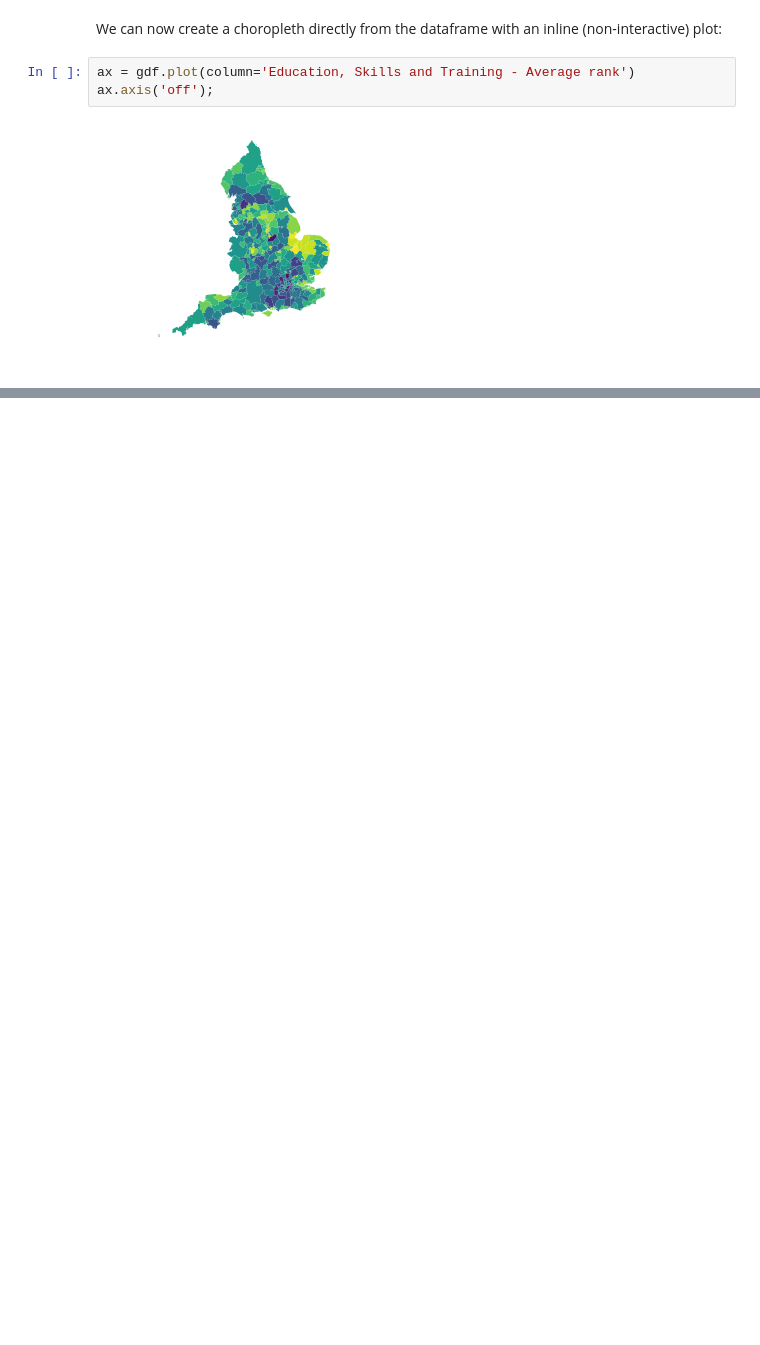
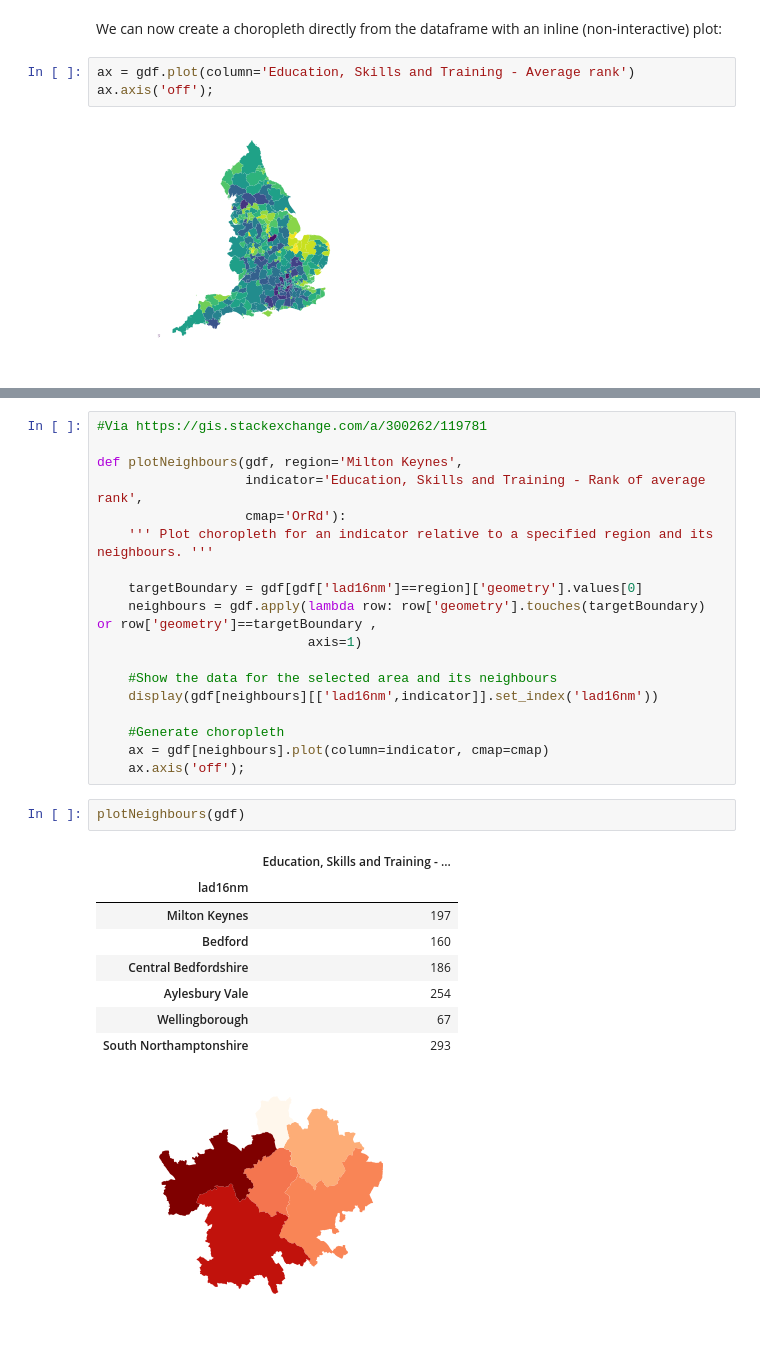
Before and after one commit to ouseful-demos/choropleth-map-demo, a Jupyter notebook: ONS Boundaries-Choropleth Demo.ipynb, the cells around one changed output, grey strips where cells are left out. Drawn from its saved outputs; the diff is of its cells as text; blank space fills up the shorter version.

Commit message:
Add table in neighbour display

```diff
--- a/ONS Boundaries-Choropleth Demo.ipynb
+++ b/ONS Boundaries-Choropleth Demo.ipynb
@@ -219,0 +222,30 @@ interactive(children=(Dropdown(description='Indicator', index=1, options={'Avera
+# %%
+#Via https://gis.stackexchange.com/a/300262/119781
+
+def plotNeighbours(gdf, region='Milton Keynes',
+                   indicator='Education, Skills and Training - Rank of average rank',
+                   cmap='OrRd'):
+    ''' Plot choropleth for an indicator relative to a specified region and its neighbours. '''
+
+    targetBoundary = gdf[gdf['lad16nm']==region]['geometry'].values[0]
+    neighbours = gdf.apply(lambda row: row['geometry'].touches(targetBoundary) or row['geometry']==targetBoundary ,
+                           axis=1)
+
+    #Show the data for the selected area and its neighbours
+    display(gdf[neighbours][['lad16nm',indicator]].set_index('lad16nm'))
+
+    #Generate choropleth
+    ax = gdf[neighbours].plot(column=indicator, cmap=cmap)
+    ax.axis('off');
+# %%
+plotNeighbours(gdf)
+# %% [output]
+|  | Education, Skills and Training - ... |
+| lad16nm |  |
+| Milton Keynes | 197 |
+| Bedford | 160 |
+| Central Bedfordshire | 186 |
+| Aylesbury Vale | 254 |
+| Wellingborough | 67 |
+| South Northamptonshire | 293 |
+[figure, added]
```
Also changed, not shown: parts of 5 cells of this notebook.
